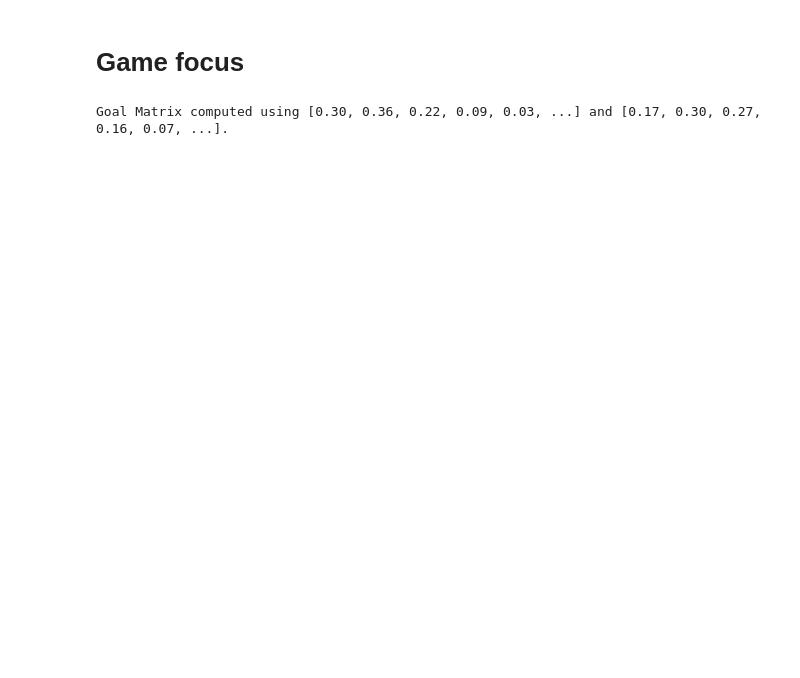
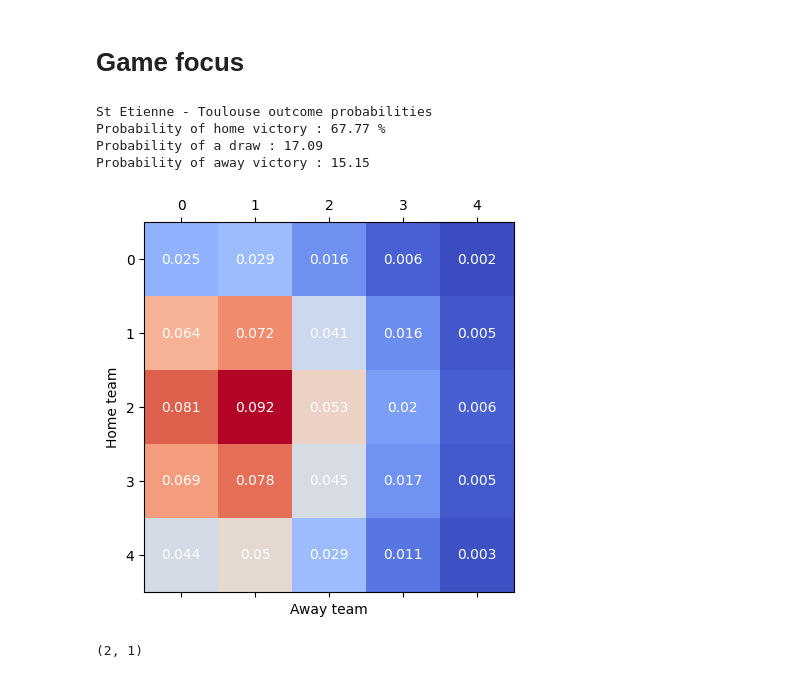
Before and after one commit to SneachChea/footix, a Jupyter notebook: notebooks/test_bayesian.ipynb, the cells around one changed output. Saved outputs shown, nothing was run; the diff lists cells and outputs as text; code cells hidden in the pictures; blank space fills up the shorter version.

```diff
--- a/notebooks/test_bayesian.ipynb
+++ b/notebooks/test_bayesian.ipynb
@@ -61,8 +61,23 @@ Z-score metric : 0.10285156192234474 +/- 0.6267543170140295
 # %% [markdown]
 # Game focus
 # %%
-goal_matrix_object = model.predict(home_team="St Etienne", away_team="Toulouse")
+goal_matrix_object = model.predict(home_team="Paris SG", away_team="Auxerre")
+# %%
+probability = goal_matrix_object.return_probas()
+print("St Etienne - Toulouse outcome probabilities")
+print(f"Probability of home victory : {100*probability.proba_home:.2f} %")
+print(f"Probability of a draw : {100*probability.proba_draw:.2f}")
+print(f"Probability of away victory : {100*probability.proba_away:.2f}")
+# %% [output]
+St Etienne - Toulouse outcome probabilities
+Probability of home victory : 67.77 %
+Probability of a draw : 17.09
+Probability of away victory : 15.15
 # %%
-goal_matrix_object
+goal_matrix_object.visualize()
 # %% [output]
-Goal Matrix computed using [0.30, 0.36, 0.22, 0.09, 0.03, ...] and [0.17, 0.30, 0.27, 0.16, 0.07, ...].
+[figure, added]
+# %%
+goal_matrix_object.get_probable_score()
+# %% [output]
+(2, 1)
```
Also changed, not shown: parts of 1 cell of this notebook, 2 other files.
